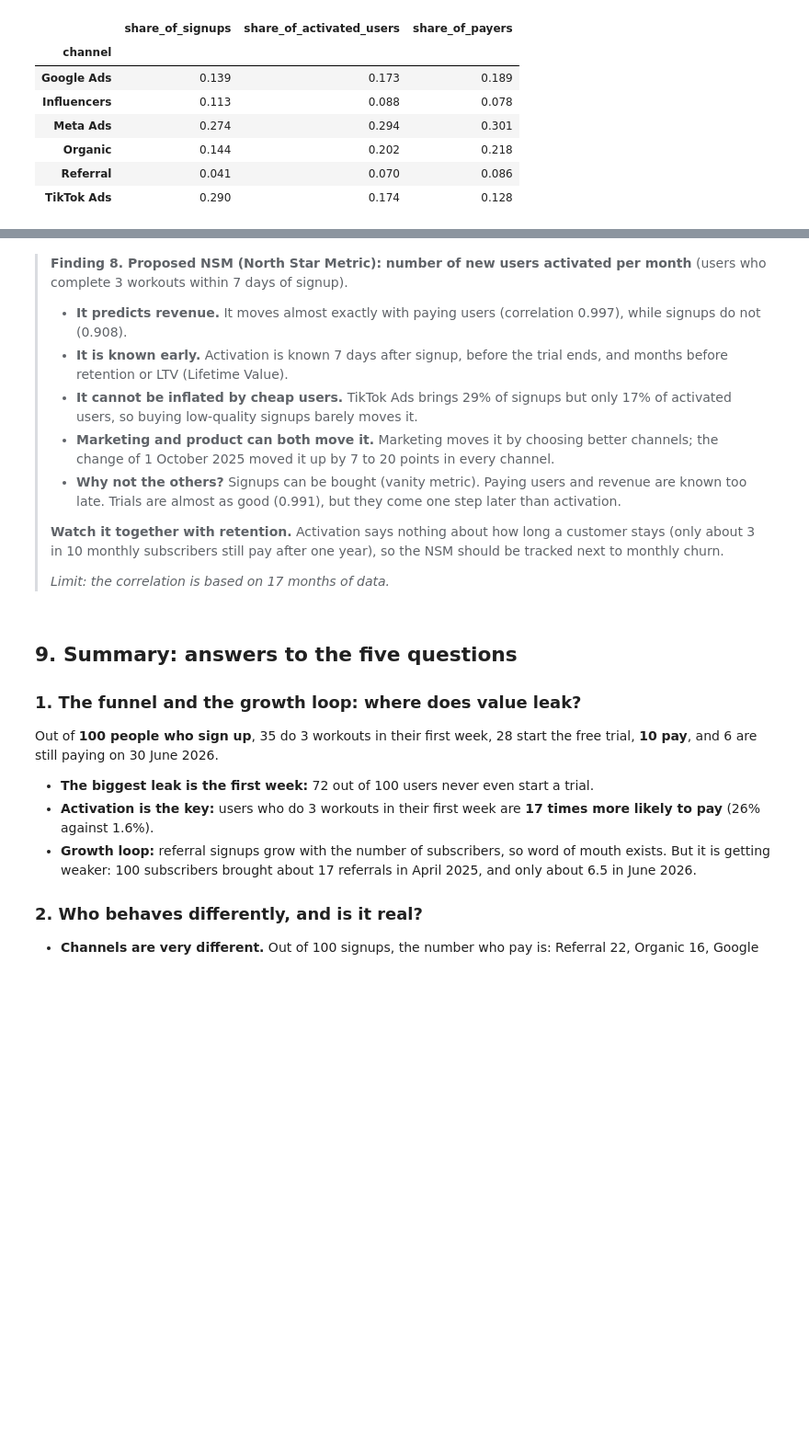
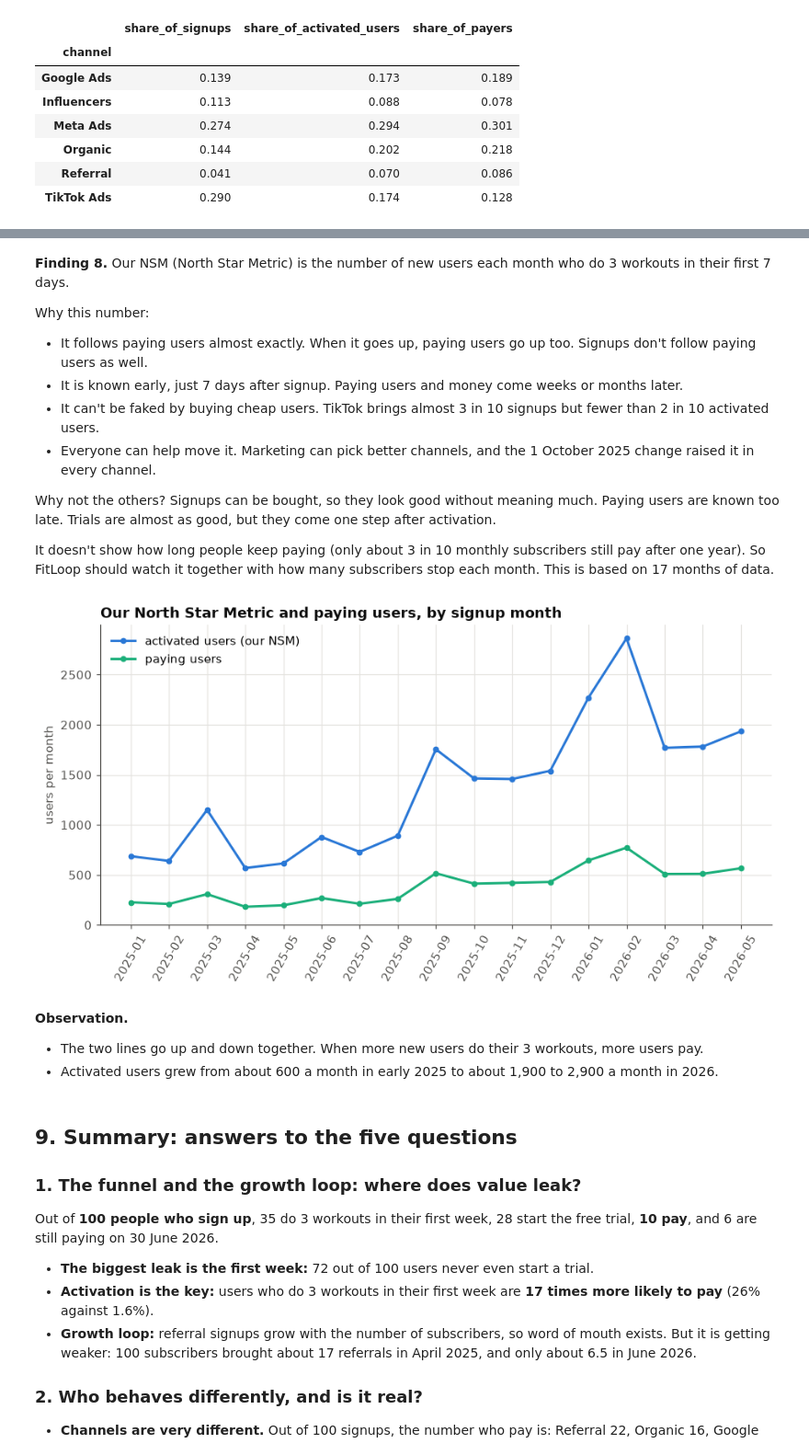
Before and after one commit to abdo0620/Filoop, a Jupyter notebook: notebooks/analysis.ipynb, the cells around one changed output, grey strips where cells are left out. Shown at 92% size. Saved outputs shown, nothing was run; the diff lists cells and outputs as text; code cells hidden in the pictures; blank space fills up the shorter version.

Commit message:
Add data analysis notebook: funnel, channels, retention, unit economics, cohorts, North Star Metric

```diff
--- a/notebooks/analysis.ipynb
+++ b/notebooks/analysis.ipynb
@@ -966,15 +959,33 @@ display(share.round(3))
 # %% [markdown]
-> **Finding 8. Proposed NSM (North Star Metric): number of new users activated per month** (users who complete 3 workouts within 7 days of signup).
->
-> - **It predicts revenue.** It moves almost exactly with paying users (correlation 0.997), while signups do not (0.908).
-> - **It is known early.** Activation is known 7 days after signup, before the trial ends, and months before retention or LTV (Lifetime Value).
-> - **It cannot be inflated by cheap users.** TikTok Ads brings 29% of signups but only 17% of activated users, so buying low-quality signups barely moves it.
-> - **Marketing and product can both move it.** Marketing moves it by choosing better channels; the change of 1 October 2025 moved it up by 7 to 20 points in every channel.
-> - **Why not the others?** Signups can be bought (vanity metric). Paying users and revenue are known too late. Trials are almost as good (0.991), but they come one step later than activation.
->
-> **Watch it together with retention.** Activation says nothing about how long a customer stays (only about 3 in 10 monthly subscribers still pay after one year), so the NSM should be tracked next to monthly churn.
->
-> *Limit: the correlation is based on 17 months of data.*
+**Finding 8.** Our NSM (North Star Metric) is the number of new users each month who do 3 workouts in their first 7 days.
+
+Why this number:
+- It follows paying users almost exactly. When it goes up, paying users go up too. Signups don't follow paying users as well.
+- It is known early, just 7 days after signup. Paying users and money come weeks or months later.
+- It can't be faked by buying cheap users. TikTok brings almost 3 in 10 signups but fewer than 2 in 10 activated users.
+- Everyone can help move it. Marketing can pick better channels, and the 1 October 2025 change raised it in every channel.
+
+Why not the others? Signups can be bought, so they look good without meaning much. Paying users are known too late. Trials are almost as good, but they come one step after activation.
+
+It doesn't show how long people keep paying (only about 3 in 10 monthly subscribers still pay after one year). So FitLoop should watch it together with how many subscribers stop each month.
+This is based on 17 months of data.
+# %%
+fig, ax = plt.subplots()
+xs = nsm.index.astype(str)
+ax.plot(xs, nsm["activated_users"], color="#2a78d6", marker="o", markersize=4, label="activated users (our NSM)")
+ax.plot(xs, nsm["payers"], color="#1baf7a", marker="o", markersize=4, label="paying users")
+ax.set_ylim(0)
+ax.set_ylabel("users per month")
+ax.set_title("Our North Star Metric and paying users, by signup month")
+ax.tick_params(axis="x", rotation=60)
+ax.legend(loc="upper left")
+plt.show()
+# %% [output]
+[figure, added]
+# %% [markdown]
+**Observation.**
+- The two lines go up and down together. When more new users do their 3 workouts, more users pay.
+- Activated users grew from about 600 a month in early 2025 to about 1,900 to 2,900 a month in 2026.
 # %% [markdown]
 ## 9. Summary: answers to the five questions
 
```
Also changed, not shown: parts of 73 cells of this notebook.
